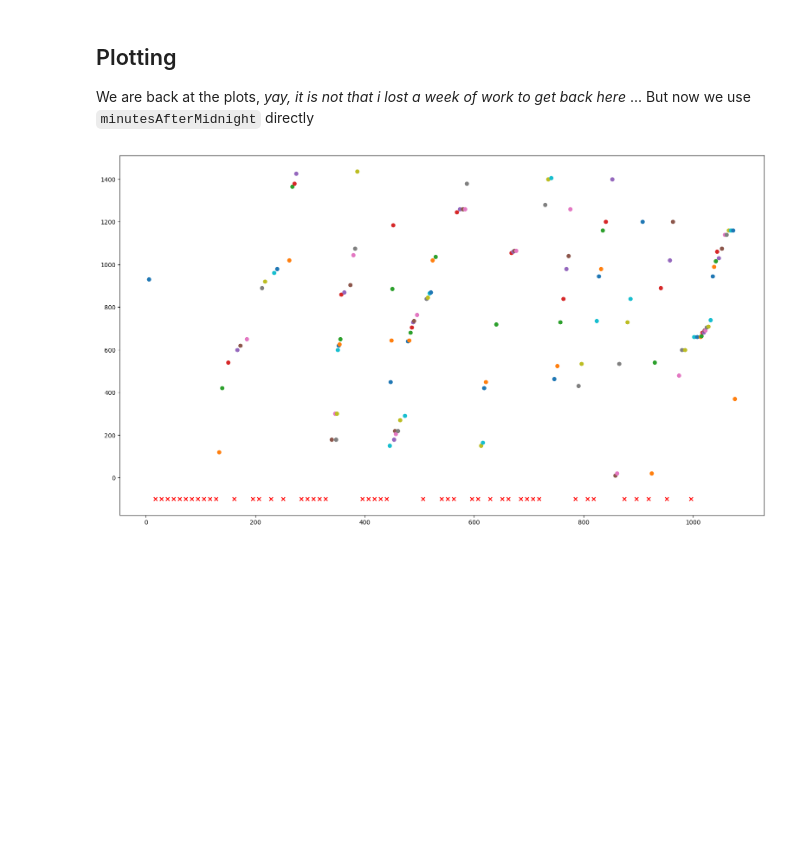
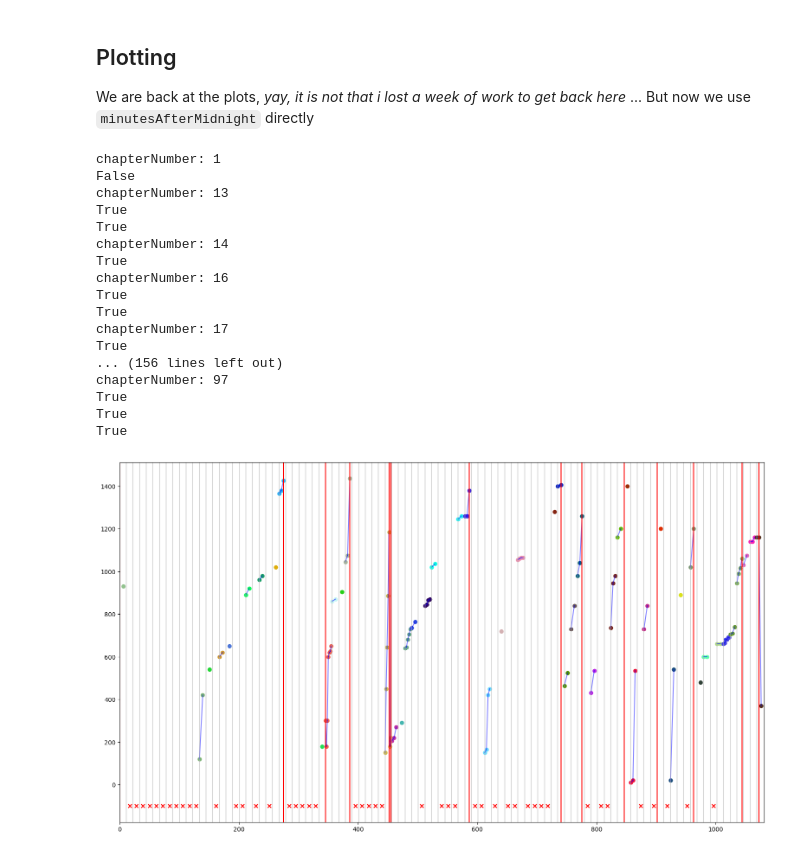
Before and after one commit to KekKom/WPAtaMS-Analyzer, a Jupyter notebook: analyzer.ipynb, the cells around one changed output. Drawn from its saved outputs; the diff is of its cells as text; code cells hidden in the pictures; blank space fills up the shorter version.

Commit message:
basic datechange detection .... not done, but sleep is needed

```diff
--- a/analyzer.ipynb
+++ b/analyzer.ipynb
@@ -122,33 +122,103 @@ timestamps[:5]
 We are back at the plots, *yay, it is not that i lost a week of work to  get back here* ... But now we use `minutesAfterMidnight` directly
 # %%
 from matplotlib import pyplot as plt
+from random import random
 
 fig = plt.figure(figsize=(19.2,10.8))
 
 fig = plt.gcf()
 size = fig.get_size_inches()*fig.dpi
 
 unit = size[1].item()/len(timestamps)
 halfUnit = unit/2
 
 for chapterNumber,chapter in enumerate(timestamps):
 
     xStart = unit*chapterNumber
     xEnd = xStart+unit
+    color = (random(),random(),random())
 
     if len(chapter) == 0:
         # print(chapterNumber)
-        plt.scatter(xStart+halfUnit,-100,c='red',marker='x')
+        plt.scatter(xStart+halfUnit,-100,marker='x',color='red')
     elif len(chapter) == 1:
-        plt.scatter(xStart+halfUnit,chapter[0])
+        plt.scatter(xStart+halfUnit,chapter[0],color=color)
     else:
         interUnit = unit/len(chapter)
         for timestampNumer,timestamp in enumerate(chapter):
-            plt.scatter(xStart+(interUnit*timestampNumer),timestamp)
+            plt.scatter(xStart+(interUnit*timestampNumer),timestamp,color=color)
+
+            # Line between timestamps in a chapter with more than 1 tmestamp
+            # Well first if last chapter, do not draw a line
+            if timestampNumer+1 != len(chapter):
+                xPoses = [xStart+(interUnit*timestampNumer),xStart+(interUnit*(timestampNumer+1))]
+                yPoses = [timestamp,chapter[timestampNumer+1]]
+                plt.plot(xPoses, yPoses, c=(0,0,1,0.5))
+
+for chapterNumber,chapter in enumerate(timestamps):
+    xStart = unit*chapterNumber
+    xEnd = xStart+unit
+    plt.axvline(xStart,color=(0.7,0.7,0.7,0.5))
 
 
+datechanges = []
+
+previousTimestamp = 1530
+previousPosition = halfUnit
 
 
-plt.show()
+for chapterNumber,chapter in enumerate(timestamps):
+    xStart = unit*chapterNumber
+    xEnd = xStart+unit
+
+    # Because if the chapter does not chnage the time, it won't change the date
+    if len(chapter) == 0:
+        continue
+
+
+    # This is for INTER chapter date changes in chapters with multiple timestamps
+    else:
+        print(f"chapterNumber: {chapterNumber+1}")
+
+        interUnit = unit/len(chapter)
+
+        for timestampNumer,timestamp in enumerate(chapter):
+            print(previousPosition != halfUnit)
+            if timestamp < previousTimestamp:
+                if previousPosition != halfUnit: # adding the special case for day 1 as this looks better, and matches the book better
+                    # normal case, add previousPosition to the list
+                    datechanges.append(previousPosition)
+                else:
+                    datechanges.append(xStart+(interUnit*timestampNumer))
+
+            previousTimestamp = timestamp
+            previousPosition  = xStart+(interUnit*timestampNumer)
+
+
+# datechanges.pop(0)
+
+for datechange in datechanges:
+    plt.axvline(datechange,color='red')
+
+plt.xlim(left=0,right=unit*len(timestamps)+(unit/10))
+
+plt.show(),len(datechanges),datechanges
 # %% [output]
+chapterNumber: 1
+False
+chapterNumber: 13
+True
+True
+chapterNumber: 14
+True
+chapterNumber: 16
+True
+True
+chapterNumber: 17
+True
+... (156 lines left out)
+chapterNumber: 97
+True
+True
+True
-[figure, old version]
+[figure, new version]
```
Also changed, not shown: parts of 2 cells of this notebook.
